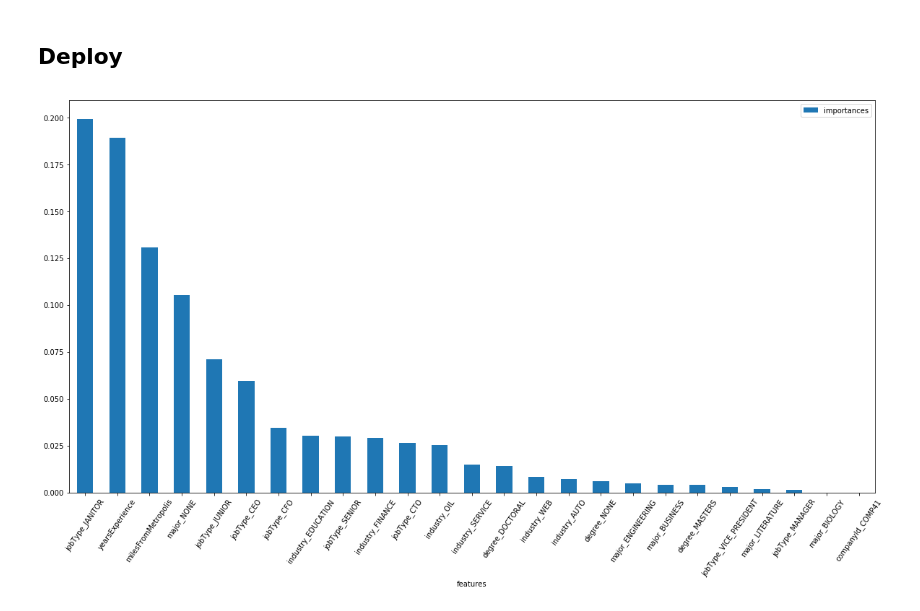
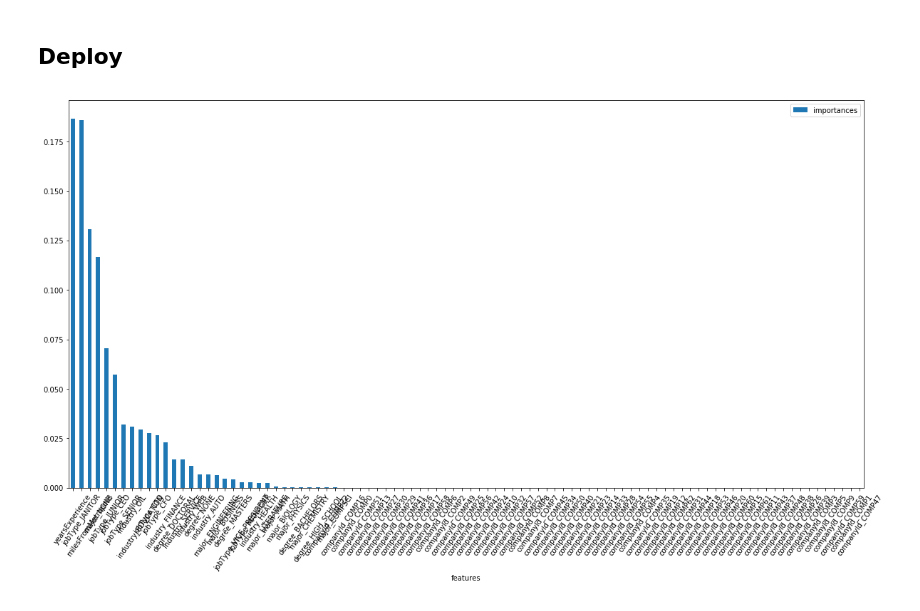
Before and after one commit to mirajpatel19/Portfolio, a Jupyter notebook: Projects/Machine Learning/Salary Predictions/Salary Prediction.ipynb, the cells around one changed output. Saved outputs shown, nothing was run; the diff lists cells and outputs as text; code cells hidden in the pictures.

```diff
--- a/Projects/Machine Learning/Salary Predictions/Salary Prediction.ipynb
+++ b/Projects/Machine Learning/Salary Predictions/Salary Prediction.ipynb
@@ -482,0 +496,14 @@ GradientBoostingRegressor(alpha=0.9, criterion='friedman_mse', init=None,
+# %%
+#Select the final model
+final_model = grid_search.best_estimator_
+# %%
+#Train the hyperparameter tuned model
+mean_mse_tuned, cv_std_tuned = train_tuned_model(final_model, features_df, target_df)
+
+print ('\nThe model with best parameters:')
+print (final_model)
+
+print ('\nAfter Hyperparameter Tuning')
+print ('-'*27)
+print ('Average MSE:', mean_mse_tuned)
+print ('Standard deviation during CV:', cv_std_tuned)
@@ -493,12 +535,12 @@ GradientBoostingRegressor(alpha=0.9, criterion='friedman_mse', init=None,
              random_state=None, subsample=1.0, tol=0.0001,
              validation_fraction=0.1, verbose=0, warm_start=False)
 # %%
-#Make predictions based on test set
-predictions = model.predict(test_df)
+#Make predictions based on the test set
+predictions = grid_search.predict(test_df)
 # %%
 #Get feature importances if the model has the attribute
-if hasattr(model, 'feature_importances_'):
-    importances = model.feature_importances_
+if hasattr(final_model, 'feature_importances_'):
+    importances = final_model.feature_importances_
 else:
     importances = [0]*len(features_df.columns)
 
@@ -509,9 +551,9 @@ feature_importances.set_index('features', inplace=True)
 ## Deploy
 # %%
 #Save/print feature importances
-save_results(model, mean_mse[model], predictions, feature_importances)
+save_results(final_model, mean_mse_tuned, predictions, feature_importances)
 
-feature_importances[0:25].plot.bar(figsize=(20,10), rot=55)
+feature_importances.plot.bar(figsize=(20,10), rot=55)
 plt.show()
 # %% [output]
-[figure, old version]
+[figure, new version]
```
Also changed, not shown: parts of 27 cells of this notebook, 9 other files.
